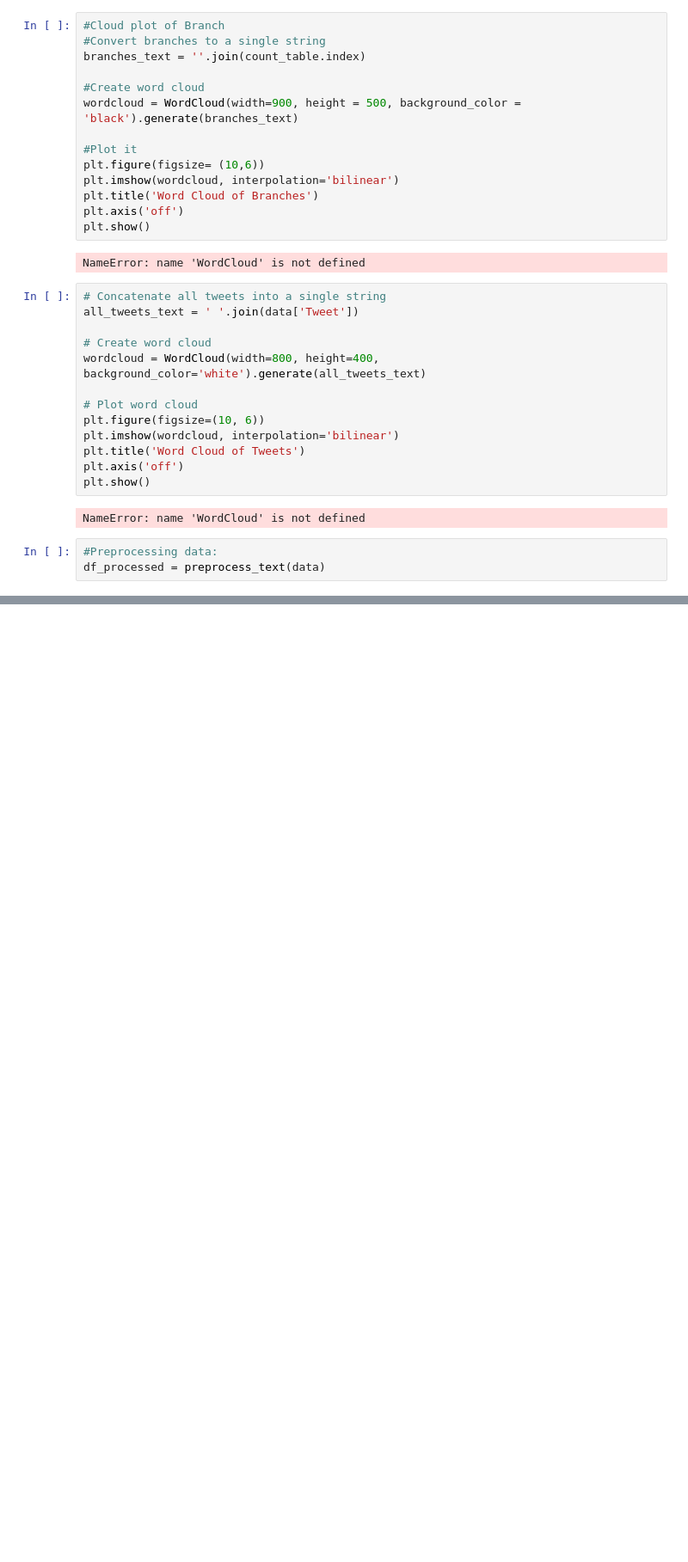
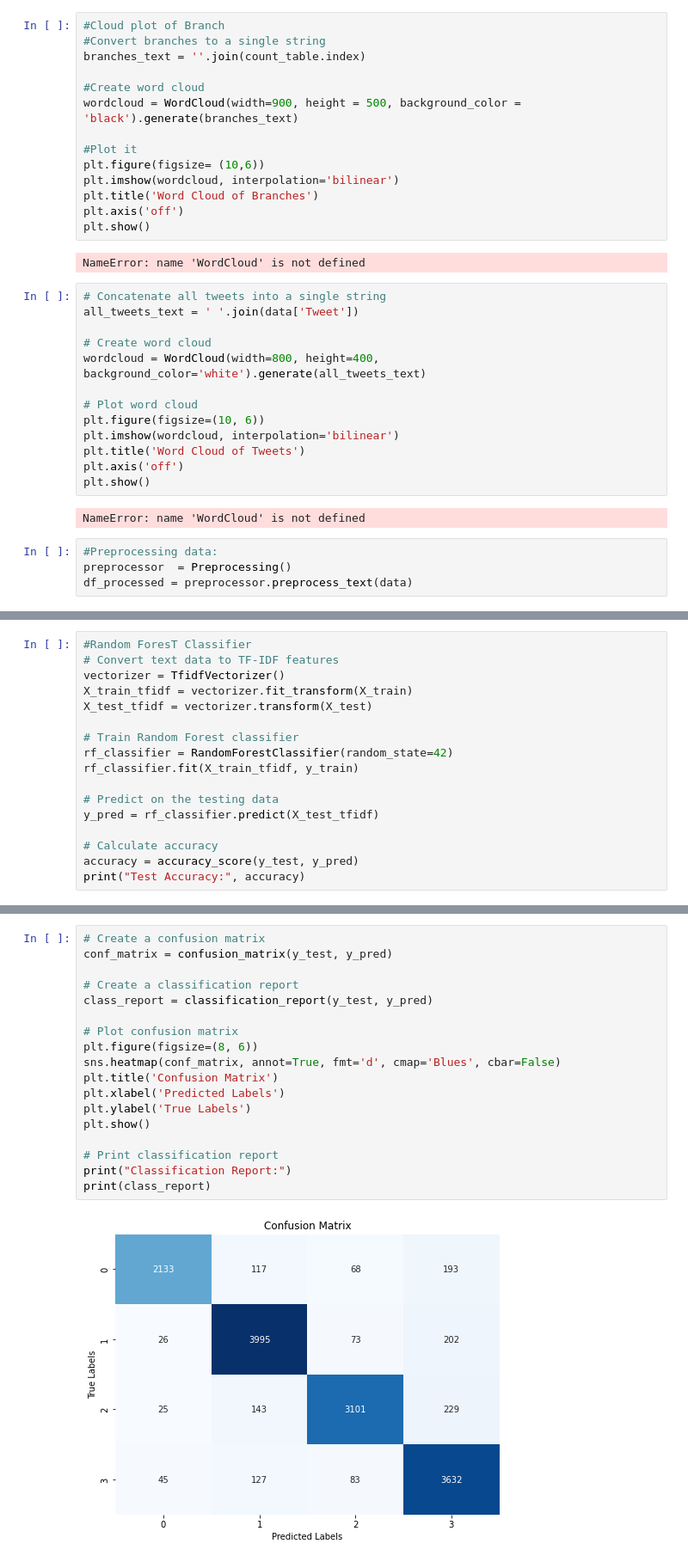
Before and after one commit to sultanbeishenkulov/Twitter_sentiment_analysis, a Jupyter notebook: twitter_sentiment_analysis.ipynb, the cells around one changed output, grey strips where cells are left out. Shown: that part at 86% size. Cells and saved outputs as stored; diff of their text form; blank space fills up the shorter version.

Commit message:
builded random forest classifier

```diff
--- a/twitter_sentiment_analysis.ipynb
+++ b/twitter_sentiment_analysis.ipynb
@@ -214,4 +242,5 @@ plt.show()
 NameError: name 'WordCloud' is not defined
 # %%
 #Preprocessing data:
-df_processed = preprocess_text(data)
+preprocessor  = Preprocessing()
+df_processed = preprocessor.preprocess_text(data)
@@ -219,0 +271,17 @@ NameError: name 'preprocess_text' is not defined
+# %%
+#Random ForesT Classifier
+# Convert text data to TF-IDF features
+vectorizer = TfidfVectorizer()
+X_train_tfidf = vectorizer.fit_transform(X_train)
+X_test_tfidf = vectorizer.transform(X_test)
+
+# Train Random Forest classifier
+rf_classifier = RandomForestClassifier(random_state=42)
+rf_classifier.fit(X_train_tfidf, y_train)
+
+# Predict on the testing data
+y_pred = rf_classifier.predict(X_test_tfidf)
+
+# Calculate accuracy
+accuracy = accuracy_score(y_test, y_pred)
+print("Test Accuracy:", accuracy)
@@ -219,0 +292,20 @@ NameError: name 'preprocess_text' is not defined
+# %%
+# Create a confusion matrix
+conf_matrix = confusion_matrix(y_test, y_pred)
+
+# Create a classification report
+class_report = classification_report(y_test, y_pred)
+
+# Plot confusion matrix
+plt.figure(figsize=(8, 6))
+sns.heatmap(conf_matrix, annot=True, fmt='d', cmap='Blues', cbar=False)
+plt.title('Confusion Matrix')
+plt.xlabel('Predicted Labels')
+plt.ylabel('True Labels')
+plt.show()
+
+# Print classification report
+print("Classification Report:")
+print(class_report)
+# %% [output]
+[figure, added]
```
Also changed, not shown: parts of 8 cells of this notebook, 2 other files.
